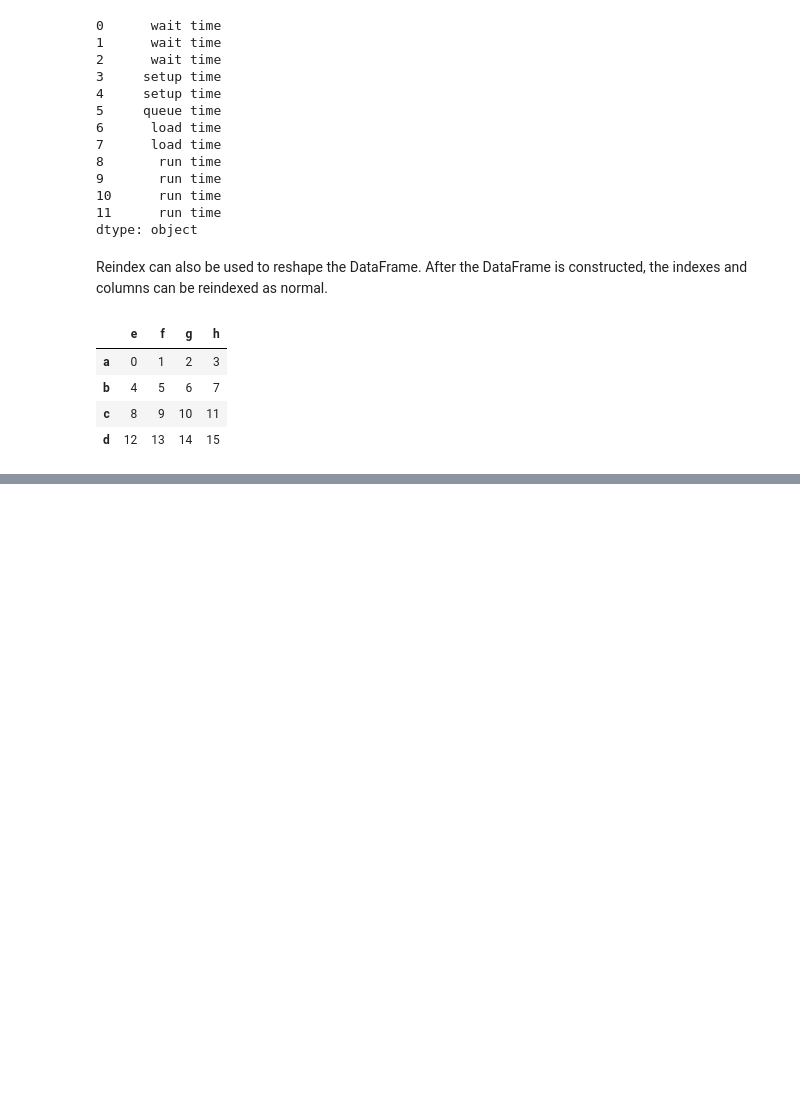
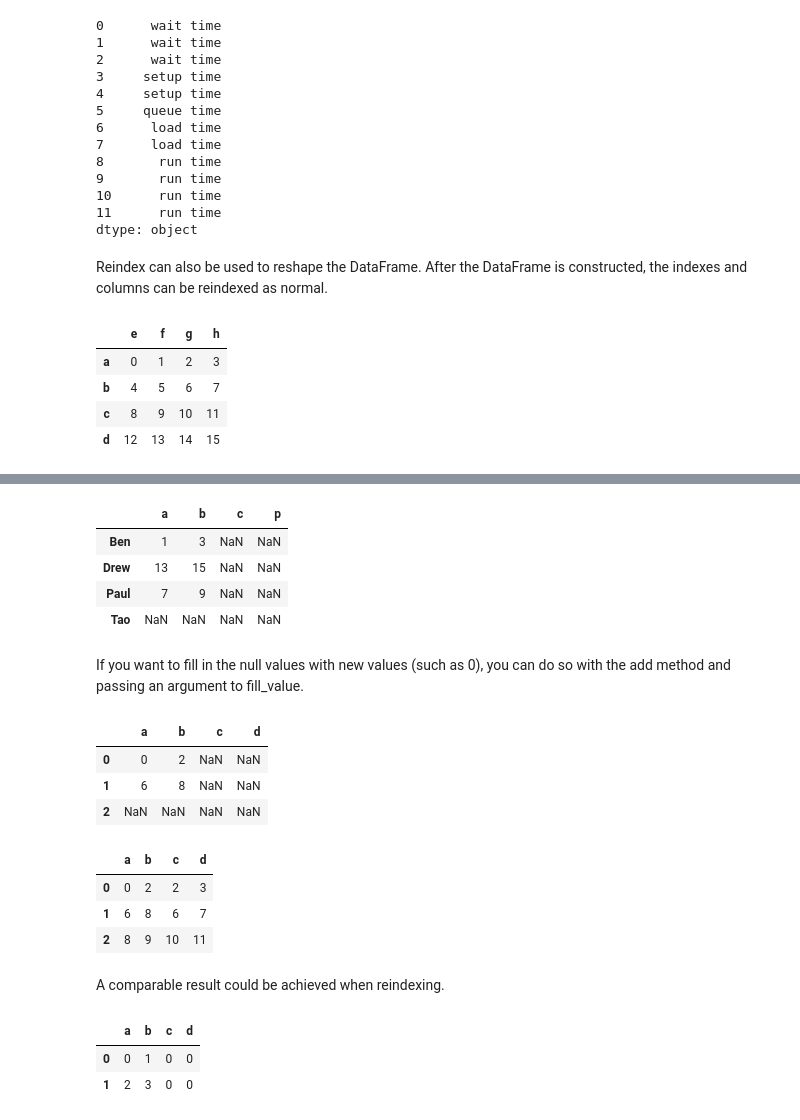
Before and after one commit to calpolydatascience/data301, a Jupyter notebook: Content/Data/DataFrame.ipynb, the cells around one changed output, grey strips where cells are left out. Drawn from its saved outputs; the diff is of its cells as text; code cells hidden in the pictures; blank space fills up the shorter version.

```diff
--- a/Content/Data/DataFrame.ipynb
+++ b/Content/Data/DataFrame.ipynb
@@ -287,0 +471,3 @@ frame
+# %%
+dataframe1 = DataFrame(np.arange(9.).reshape((3, 3)), columns = list("abc"), index = ["Ben", "Paul", "Drew"])
+dataframe2 = DataFrame(np.arange(12.).reshape((4, 3)), columns = list("pab"), index = ["Ben", "Paul", "Drew", "Tao"])
@@ -287,0 +489,34 @@ frame
+# %%
+dataframe1 + dataframe2
+# %% [output]
+|  | a | b | c | p |
+| Ben | 1 | 3 | NaN | NaN |
+| Drew | 13 | 15 | NaN | NaN |
+| Paul | 7 | 9 | NaN | NaN |
+| Tao | NaN | NaN | NaN | NaN |
+# %% [markdown]
+If you want to fill in the null values with new values (such as 0), you can do so with the add method and passing an argument to fill_value.
+# %%
+dataframe3 = DataFrame(np.arange(4.).reshape((2,2)), columns = list("ab"))
+dataframe4 = DataFrame(np.arange(12.).reshape((3,4)), columns = list("abcd"))
+dataframe3 + dataframe4
+# %% [output]
+|  | a | b | c | d |
+| 0 | 0 | 2 | NaN | NaN |
+| 1 | 6 | 8 | NaN | NaN |
+| 2 | NaN | NaN | NaN | NaN |
+# %%
+dataframe3.add(dataframe4, fill_value = 0)
+# %% [output]
+|  | a | b | c | d |
+| 0 | 0 | 2 | 2 | 3 |
+| 1 | 6 | 8 | 6 | 7 |
+| 2 | 8 | 9 | 10 | 11 |
+# %% [markdown]
+A comparable result could be achieved when reindexing.
+# %%
+dataframe3.reindex(columns = dataframe4.columns, fill_value = 0)
+# %% [output]
+|  | a | b | c | d |
+| 0 | 0 | 1 | 0 | 0 |
+| 1 | 2 | 3 | 0 | 0 |
```
Also changed, not shown: parts of 108 cells of this notebook.
